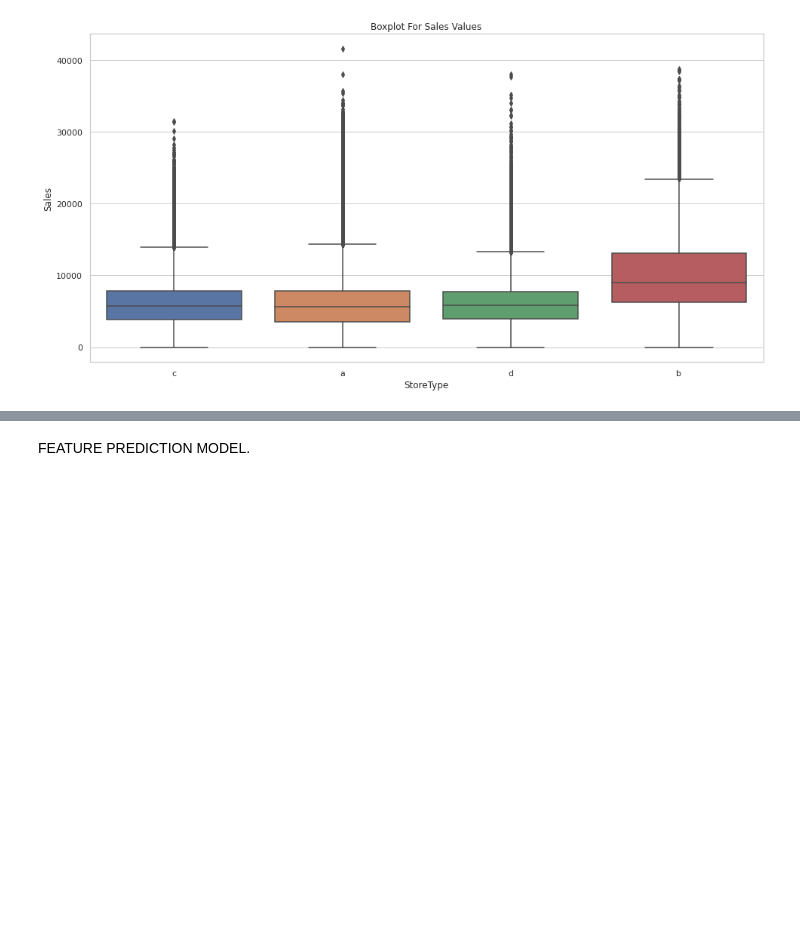
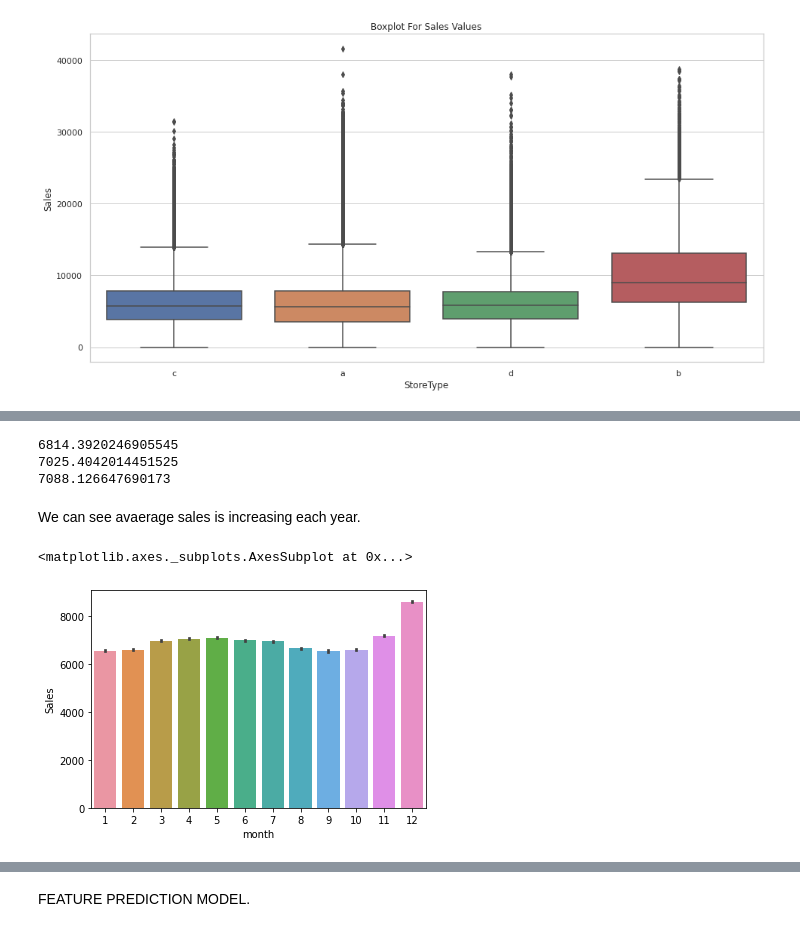
Before and after one commit to DrKamaleshR/Supervised-ML-regression, a Jupyter notebook: Rossmann_Sales_Prediction_Capstone_Project.ipynb, the cells around one changed output, grey strips where cells are left out. Drawn from its saved outputs; the diff is of its cells as text; code cells hidden in the pictures; blank space fills up the shorter version.

```diff
--- a/Rossmann_Sales_Prediction_Capstone_Project.ipynb
+++ b/Rossmann_Sales_Prediction_Capstone_Project.ipynb
@@ -630,0 +550,16 @@ As mentioned earlier storetype B performs better based on sales numbers.
+# %%
+print(ROSS2[ROSS2['year'] == 2013]['Sales'].mean())
+print(ROSS2[ROSS2['year'] == 2014]['Sales'].mean())
+print(ROSS2[ROSS2['year'] == 2015]['Sales'].mean())
+# %% [output]
+6814.3920246905545
+7025.4042014451525
+7088.126647690173
+# %% [markdown]
+We can see avaerage sales is increasing each year.
+# %%
+#Average sales based on month
+sns.barplot(x="month", y="Sales", data=ROSS2)
+# %% [output]
+<matplotlib.axes._subplots.AxesSubplot at 0x...>
+[figure, added]
```
Also changed, not shown: parts of 34 cells of this notebook.
